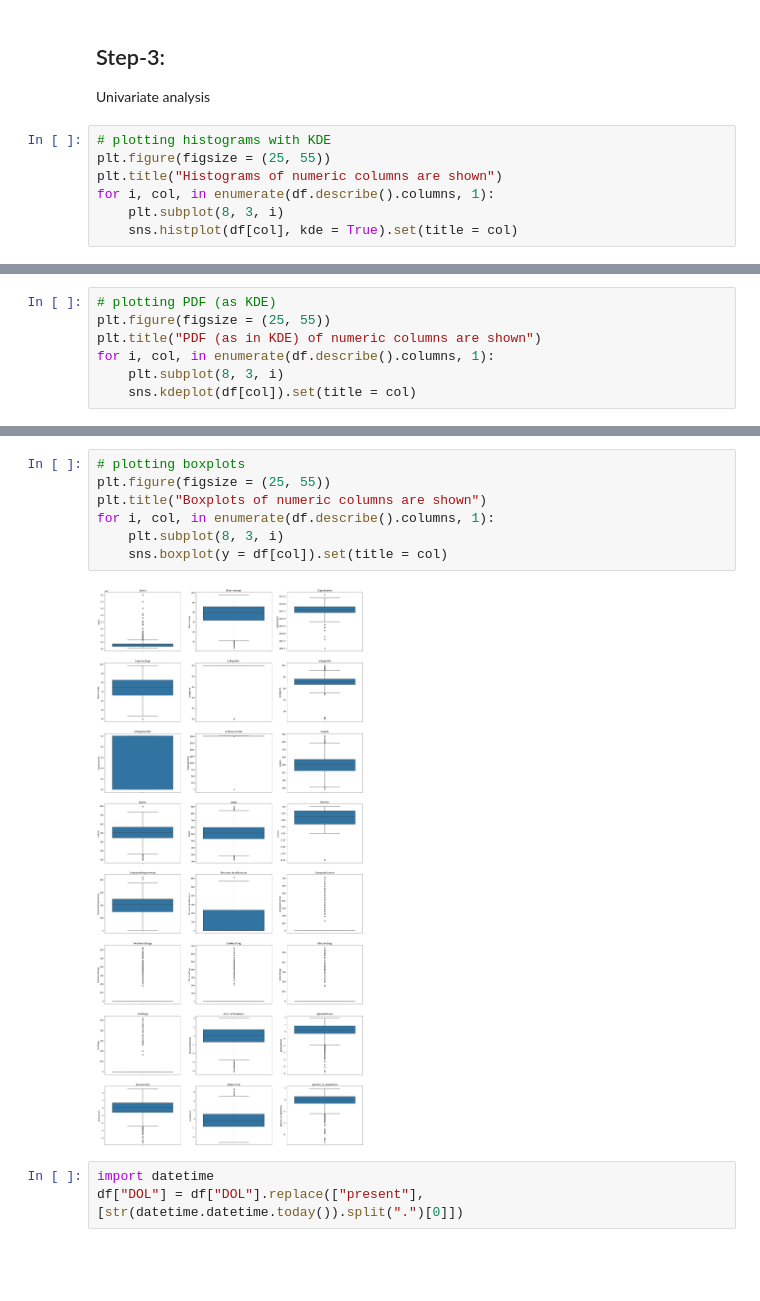
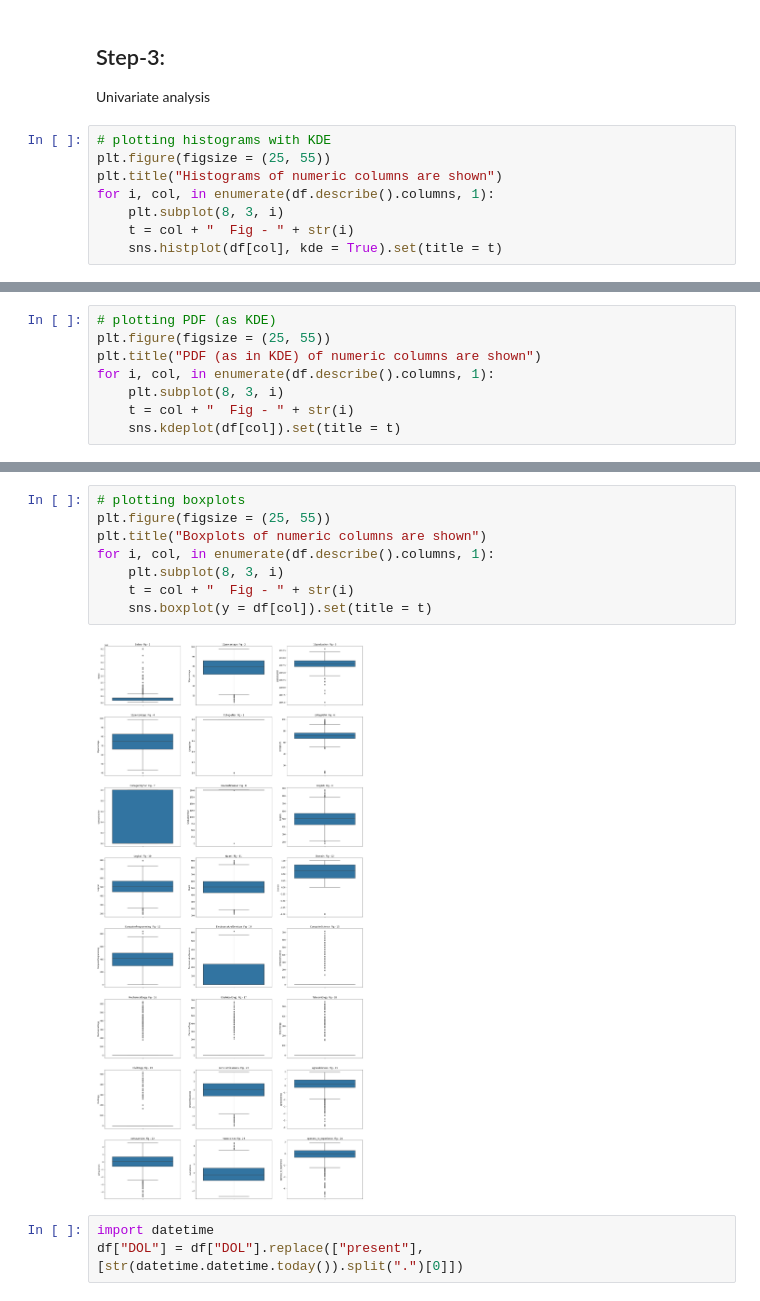
Before and after one commit to sauravpanchal/irl, a Jupyter notebook: Week 5/DA/Project 1 - Exploratory Data Analysis/IRL_02.ipynb, the cells around one changed output, grey strips where cells are left out. Saved outputs shown, nothing was run; the diff lists cells and outputs as text; blank space fills up the shorter version.

```diff
--- a/Week 5/DA/Project 1 - Exploratory Data Analysis/IRL_02.ipynb
+++ b/Week 5/DA/Project 1 - Exploratory Data Analysis/IRL_02.ipynb
@@ -87,5 +87,6 @@ plt.figure(figsize = (25, 55))
 plt.title("Histograms of numeric columns are shown")
 for i, col, in enumerate(df.describe().columns, 1):
     plt.subplot(8, 3, i)
-    sns.histplot(df[col], kde = True).set(title = col)
+    t = col + "  Fig - " + str(i)
+    sns.histplot(df[col], kde = True).set(title = t)
 # %% [output]
@@ -96,5 +97,6 @@ plt.figure(figsize = (25, 55))
 plt.title("PDF (as in KDE) of numeric columns are shown")
 for i, col, in enumerate(df.describe().columns, 1):
     plt.subplot(8, 3, i)
-    sns.kdeplot(df[col]).set(title = col)
+    t = col + "  Fig - " + str(i)
+    sns.kdeplot(df[col]).set(title = t)
 # %% [output]
@@ -102,12 +104,13 @@ for i, col, in enumerate(df.describe().columns, 1):
 # %%
 # plotting boxplots
 plt.figure(figsize = (25, 55))
 plt.title("Boxplots of numeric columns are shown")
 for i, col, in enumerate(df.describe().columns, 1):
     plt.subplot(8, 3, i)
-    sns.boxplot(y = df[col]).set(title = col)
+    t = col + "  Fig - " + str(i)
+    sns.boxplot(y = df[col]).set(title = t)
 # %% [output]
-[figure, old version]
+[figure, new version]
 # %%
 import datetime
 df["DOL"] = df["DOL"].replace(["present"], [str(datetime.datetime.today()).split(".")[0]])
```
Also changed, not shown: parts of 6 cells of this notebook.
